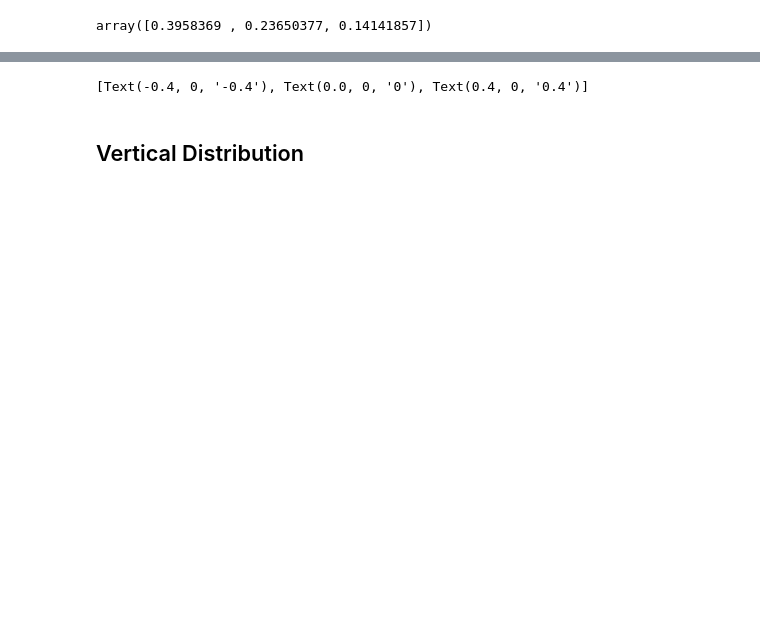
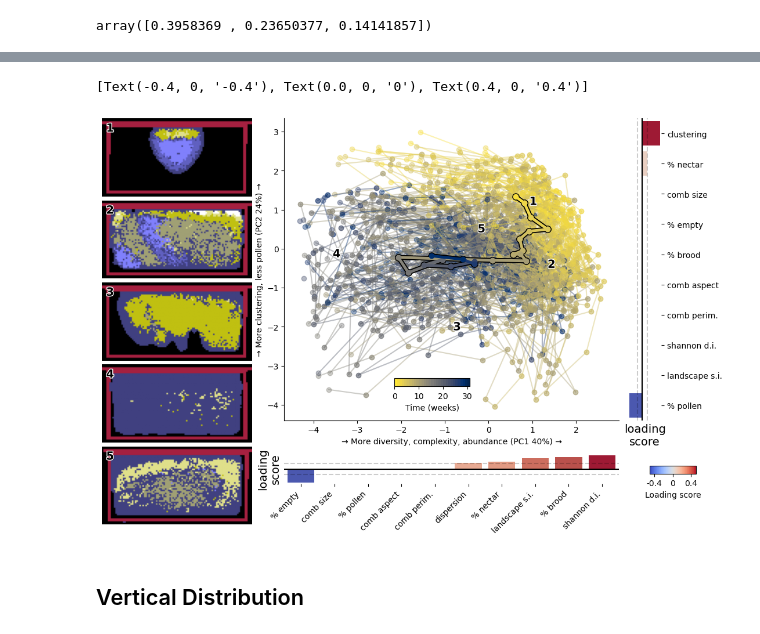
Before and after one commit to jgraving/HoneybeeNestMorphogenesis, a Jupyter notebook: CombContent_Analysis.ipynb, the cells around one changed output, grey strips where cells are left out. Cells and saved outputs as stored; diff of their text form; code cells hidden in the pictures; blank space fills up the shorter version.

Commit message:
Keep observational notebook changes in the combined analysis

```diff
--- a/CombContent_Analysis.ipynb
+++ b/CombContent_Analysis.ipynb
@@ -1481,7 +1464,6 @@ def hierarchical_bootstrap(data, hierarchy_levels, method='mean', count_by=None,
             selected_hierarchy.append(selected_labels) # these are the values at each level in the hierarchy (that have themselved been selected by bootstrapping) that will be used to craft the dataset to get the final boostrapped sample from
 
         # Use itertools.product to get all combinations of selected values at each hierarchy level
-        import builtins  # the built-in list(...) can be shadowed by notebook cells
         import itertools
         df_subsets = []
 
@@ -1492,8 +1474,8 @@ def hierarchical_bootstrap(data, hierarchy_levels, method='mean', count_by=None,
 
         # Build all combinations and their corresponding indices
         # This will create a Cartesian product of the selected values at each hierarchy level
-        all_combinations = builtins.list(itertools.product(*selected_hierarchy))
-        all_index_combinations = builtins.list(itertools.product(*[range(len(x)) for x in selected_hierarchy]))
+        all_combinations = list(itertools.product(*selected_hierarchy))
+        all_index_combinations = list(itertools.product(*[range(len(x)) for x in selected_hierarchy]))
 
         ticker = 0 # Initialize a ticker to create unique group identifiers
         # Iterate through all combinations of selected values and their indices
@@ -1570,7 +1552,6 @@ def comparative_hierarchical_bootstrap(data, treatment_col, treatments, hierarch
             selected_hierarchy.append(selected_labels) # these are the values at each level in the hierarchy (that have themselved been selected by bootstrapping) that will be used to craft the dataset to get the final boostrapped sample from
 
         # Use itertools.product to get all combinations of selected values at each hierarchy level
-        import builtins  # the built-in list(...) can be shadowed by notebook cells
         import itertools
         df_subsets = []
 
@@ -1581,8 +1562,8 @@ def comparative_hierarchical_bootstrap(data, treatment_col, treatments, hierarch
 
         # Build all combinations and their corresponding indices
         # This will create a Cartesian product of the selected values at each hierarchy level
-        all_combinations = builtins.list(itertools.product(*selected_hierarchy))
-        all_index_combinations = builtins.list(itertools.product(*[range(len(x)) for x in selected_hierarchy]))
+        all_combinations = list(itertools.product(*selected_hierarchy))
+        all_index_combinations = list(itertools.product(*[range(len(x)) for x in selected_hierarchy]))
 
         ticker = 0 # Initialize a ticker to create unique group identifiers
         # Iterate through all combinations of selected values and their indices
@@ -2412,7 +2403,7 @@ colormap = 'cividis_r'
 Nmax = np.max(data.true_week)+1
 Nmin = np.min(data.true_week)-1
 Nlen = int(Nmax - Nmin)
-cmap = matplotlib.colormaps.get_cmap(colormap)  # (N dropped: sample size set by the linspace below)
+cmap = matplotlib.cm.get_cmap(colormap, Nlen)
 colors = cmap(np.linspace(0, 1, Nlen))
 
 fig = plt.figure(figsize=(10,7), constrained_layout=False)
@@ -2476,7 +2467,7 @@ for i in range(5):
               ]
     mask = Contents[cs[i]][ws[i]][fs[i]*2 + ss[i]]
     mask = np.where(mask>8,2,mask)  # cap at 8 for visualization (turns qcup, bees into empty comb)
-    ax1.text(float(df.PC0.iloc[0]), float(df.PC1.iloc[0]), s=str(i+1), c='k', ha='center', va='center', weight='bold', fontsize=14, path_effects=[pe.withStroke(linewidth=2, foreground="w")], zorder=10002)
+    ax1.text(float(df.PC0), float(df.PC1), s=str(i+1), c='k', ha='center', va='center', weight='bold', fontsize=14, path_effects=[pe.withStroke(linewidth=2, foreground="w")], zorder=10002)
 
     ax.imshow(mask, cmap='gist_stern', vmin=0, vmax=8)
     ax.axis('off')
@@ -2532,34 +2523,35 @@ ax.axvline(.2, color='k', linestyle='--', alpha=.2)
 labels = ['clustering', '% nectar', 'comb size', '% empty', '% brood', 'comb aspect', 'comb perim.', "shannon d.i.",  'landscape s.i.', '% pollen']
 ax.set_xticks([])
 ax.yaxis.tick_right()
 ax.set_yticks(np.arange(len(labels)))
 ax.set_yticklabels(labels)
 ax.spines['left'].set_visible(False)
 ax.spines['top'].set_visible(False)
 ax.spines['right'].set_visible(False)
 ax.spines['bottom'].set_visible(False)
 
 # LOADING colorbar
 colormap = 'coolwarm'
 Nmax = np.max(loadings.PC0)
 Nmin = np.min(loadings.PC0)
 Nlen = 100
-cmap = matplotlib.colormaps.get_cmap(colormap)  # (N dropped: sample size set by the linspace below)
+cmap = matplotlib.cm.get_cmap(colormap, Nlen)
 colors = cmap(np.linspace(0, 1, Nlen))
 
 norm = mpl.colors.Normalize(vmin=Nmin, vmax=Nmax)
 sm = plt.cm.ScalarMappable(cmap=cmap, norm=norm)
 sm.set_array([])
 ticks = [-.4, 0, .4]
 ticklabels = ['-0.4', '0', '0.4']
 cbar_ax = fig.add_axes([.98, .125, .08, .02])
 cbar = plt.colorbar(sm, ticks=ticks, shrink=.4, orientation='horizontal', cax=cbar_ax,)
 cbar.set_label("Loading score")
 cbar.ax.set_xticklabels(ticklabels)
 
 # plt.savefig(userpath + 'CombPCA_reduced_DD_AllWeeks_coloredmean_5MASKS_selected_altcolor_loadings.png', dpi=300, bbox_inches='tight', pad_inches=0)
 # %% [output]
 [Text(-0.4, 0, '-0.4'), Text(0.0, 0, '0'), Text(0.4, 0, '0.4')]
+[figure, added]
 # %% [markdown]
 ## Vertical Distribution
 # %%
```
Also changed, not shown: parts of 42 cells of this notebook, 1 other file.
